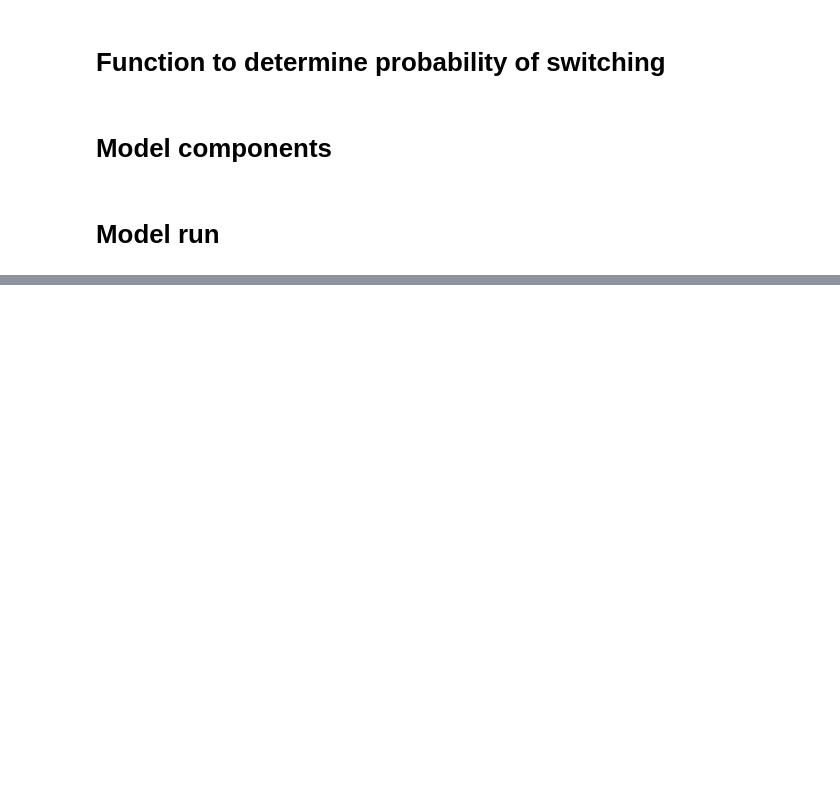
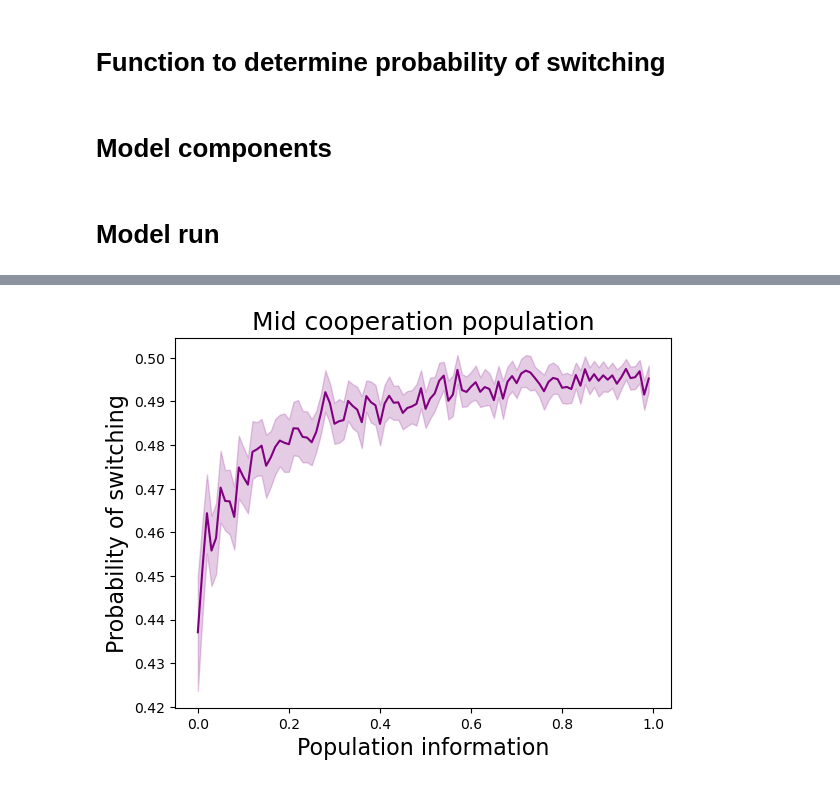
Before and after one commit to beckypadget/partnerswitching_model, a Jupyter notebook: model-evolution.ipynb, the cells around one changed output, grey strips where cells are left out. Drawn from its saved outputs; the diff is of its cells as text; code cells hidden in the pictures; blank space fills up the shorter version.

```diff
--- a/model-evolution.ipynb
+++ b/model-evolution.ipynb
@@ -329,3 +329,12 @@ plt.show()
+# %%
+sns.lineplot(data=df_agg, x='all_uncertainty', y='mean_ps', color="purple")
+plt.xlabel("Population information", fontsize=16)
+plt.ylabel("Probability of switching", fontsize=16)
+plt.title("Mid cooperation population", fontsize=18)
+plt.savefig(f"prob_switching-b{b_val}-a{a_val}.png")
+plt.show()
+# %% [output]
+[figure, added]
 # %%
 # fig, ax = plt.subplots()
 
```
Also changed, not shown: parts of 3 cells of this notebook, 3 other files.
